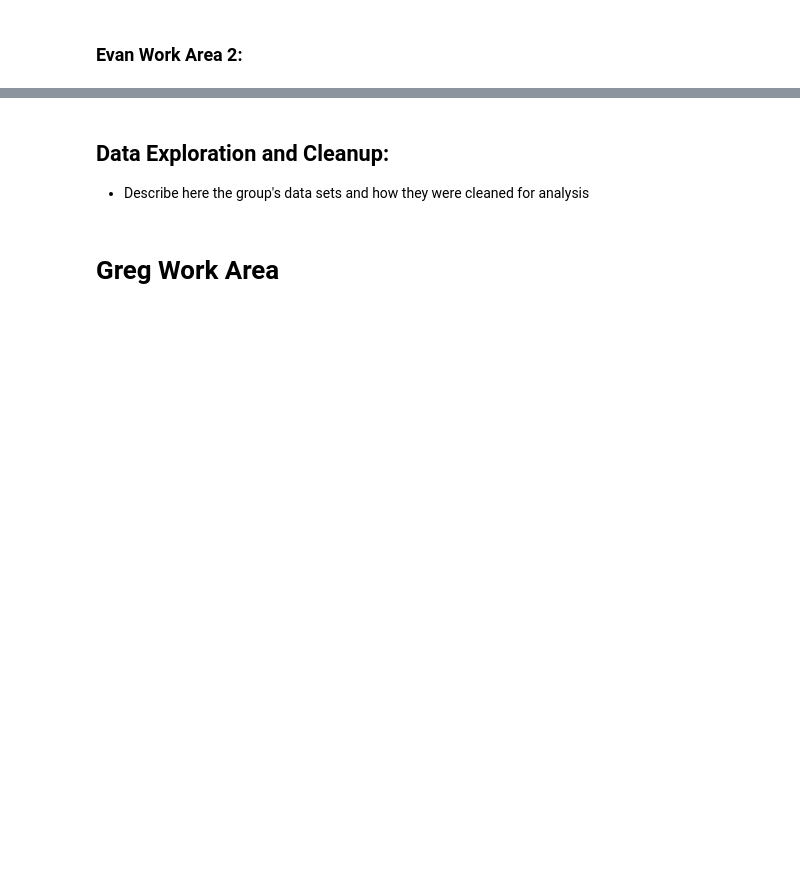
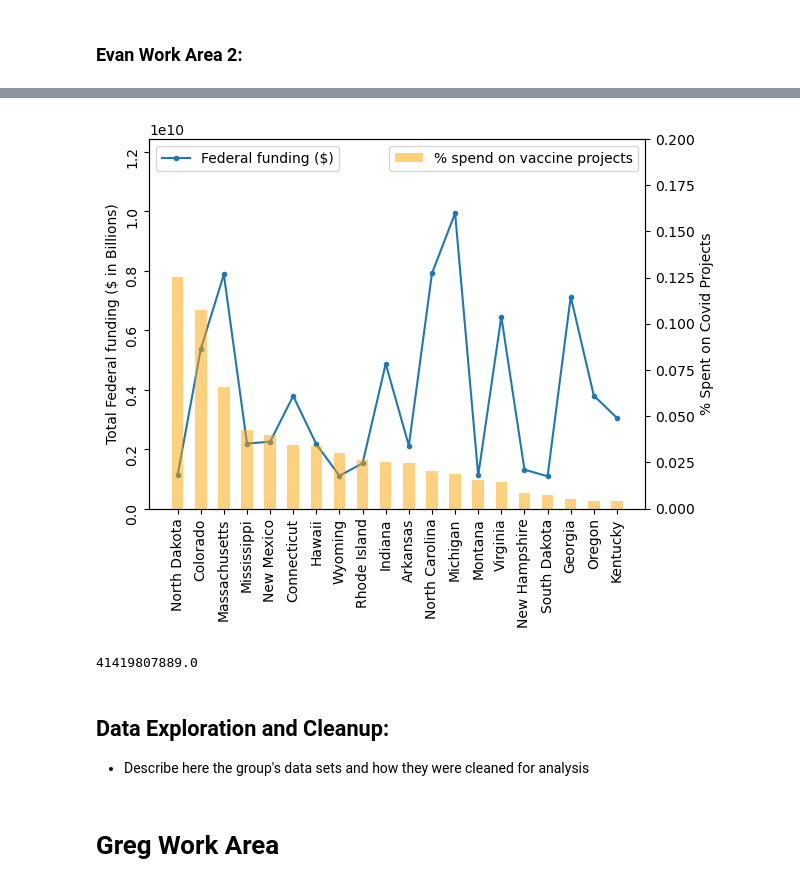
Before and after one commit to Evdawg/Project_1_Covid_Data, a Jupyter notebook: Project_1_covid.ipynb, the cells around one changed output, grey strips where cells are left out. Cells and saved outputs as stored; diff of their text form; code cells hidden in the pictures; blank space fills up the shorter version.

Commit message:
5/17/2023: Added combination line/scatter plot for summarizing EARN workbook.

```diff
--- a/Project_1_covid.ipynb
+++ b/Project_1_covid.ipynb
@@ -379,3 +495,37 @@ EARN_states.head(6)
+# %%
+### Update this figure using the covid_projects_df values as those can be filtered by project description.
+# Create figure and axis #1
+
+x_label = EARN_states['State/Territory'].iloc[0:20]
+
+fig, ax1 = plt.subplots()
+x = EARN_states['State/Territory'].iloc[0:20]
+
+# plot line chart on axis #1
+ax1.plot(x, EARN_states['total state plus total local federal grant'].iloc[0:20], marker= 'o', markersize=3)
+ax1.set_ylabel('Total Federal funding ($ in Billions)')
+ax1.set_ylim(0, max(EARN_states['total state plus total local federal grant'])*.3)
+ax1.legend(['Federal funding ($)'], loc="upper left")
+
+
+# set up the 2nd axis
+ax2 = ax1.twinx()
+# plot bar chart on axis #2
+ax2.bar(x, EARN_states['Percent Spent on Covid Projects'].iloc[0:20], width=0.5, alpha=0.5, color='orange')
+ax2.grid(False) # turn off grid #2
+ax2.set_ylabel('% Spent on Covid Projects')
+ax2.set_ylim(0, .2) #max(EARN_states['Percent Spent on Covid Projects']))
+ax2.legend(['% spend on vaccine projects'], loc="upper right")
+
+ax1.tick_params(rotation=90)
+plt.xticks(rotation = 45)
+plt.show()
+
+
+print(max(EARN_states['total state plus total local federal grant']+500000))
+# %% [output]
+[figure, added]
+41419807889.0
 # %% [markdown]
 ## Data Exploration and Cleanup:
 - Describe here the group's data sets and how they were cleaned for analysis
```
Also changed, not shown: parts of 21 cells of this notebook.
